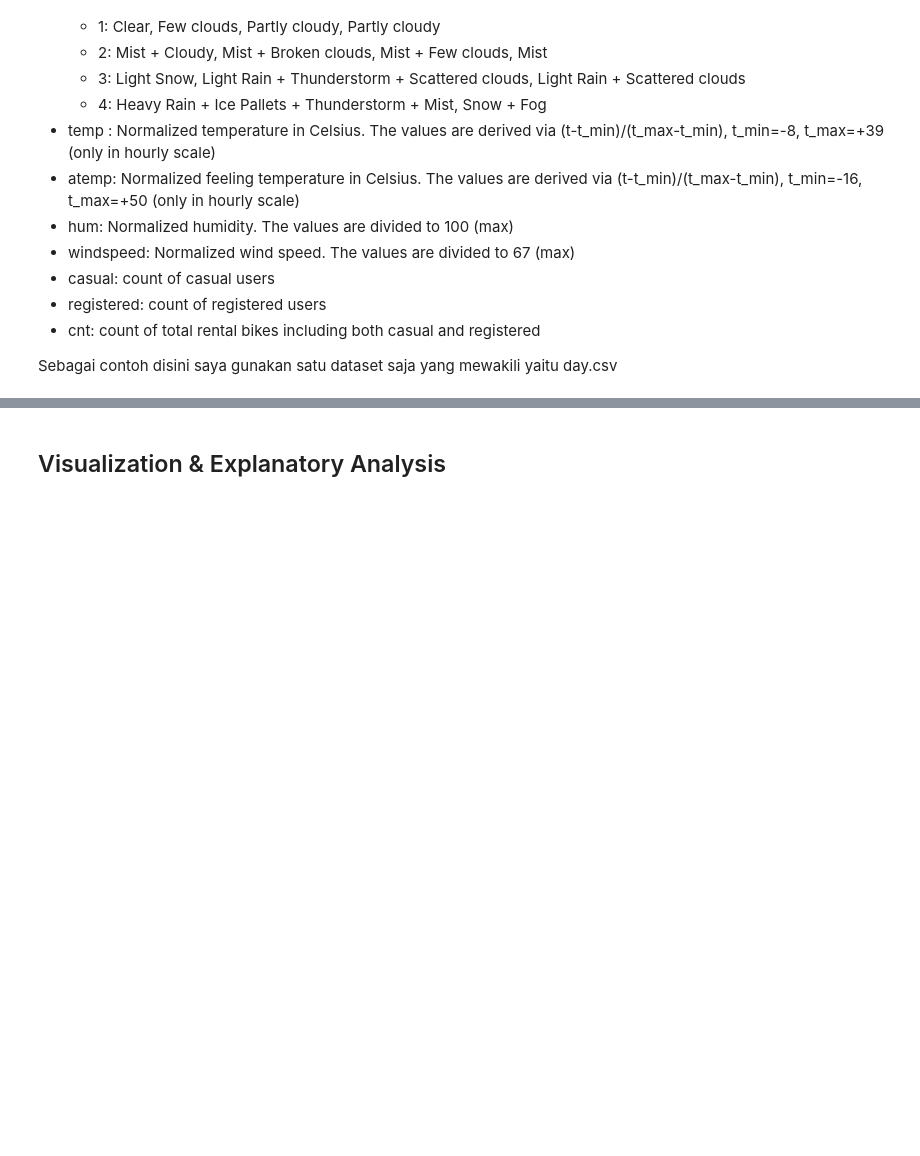
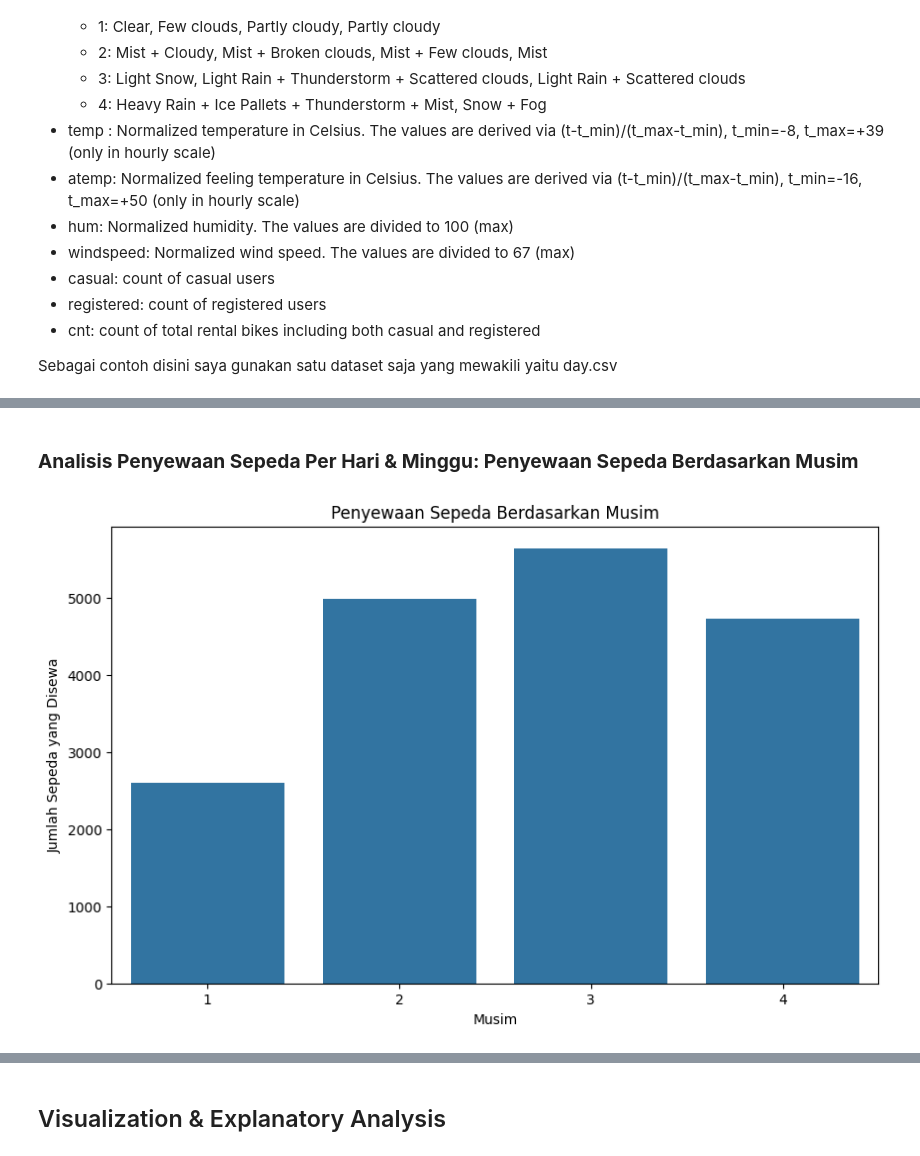
Before and after one commit to Naukyy/analisisdata, a Jupyter notebook: notebook.ipynb, the cells around one changed output, grey strips where cells are left out. Cells and saved outputs as stored; diff of their text form; code cells hidden in the pictures; blank space fills up the shorter version.

```diff
--- a/notebook.ipynb
+++ b/notebook.ipynb
@@ -252,0 +325,14 @@ plt.show()
+# %% [markdown]
+### **Analisis Penyewaan Sepeda Per Hari & Minggu: Penyewaan Sepeda Berdasarkan Musim**
+# %%
+# Visualisasi penyewaan sepeda berdasarkan musim
+season_data = day_data.groupby('season').agg({'cnt': 'mean'}).reset_index()
+
+fig, ax = plt.subplots(figsize=(10, 6))
+sns.barplot(x='season', y='cnt', data=season_data, ax=ax)
+ax.set_title("Penyewaan Sepeda Berdasarkan Musim")
+ax.set_xlabel("Musim")
+ax.set_ylabel("Jumlah Sepeda yang Disewa")
+plt.show()
+# %% [output]
+[figure, added]
```
Also changed, not shown: parts of 58 cells of this notebook.
